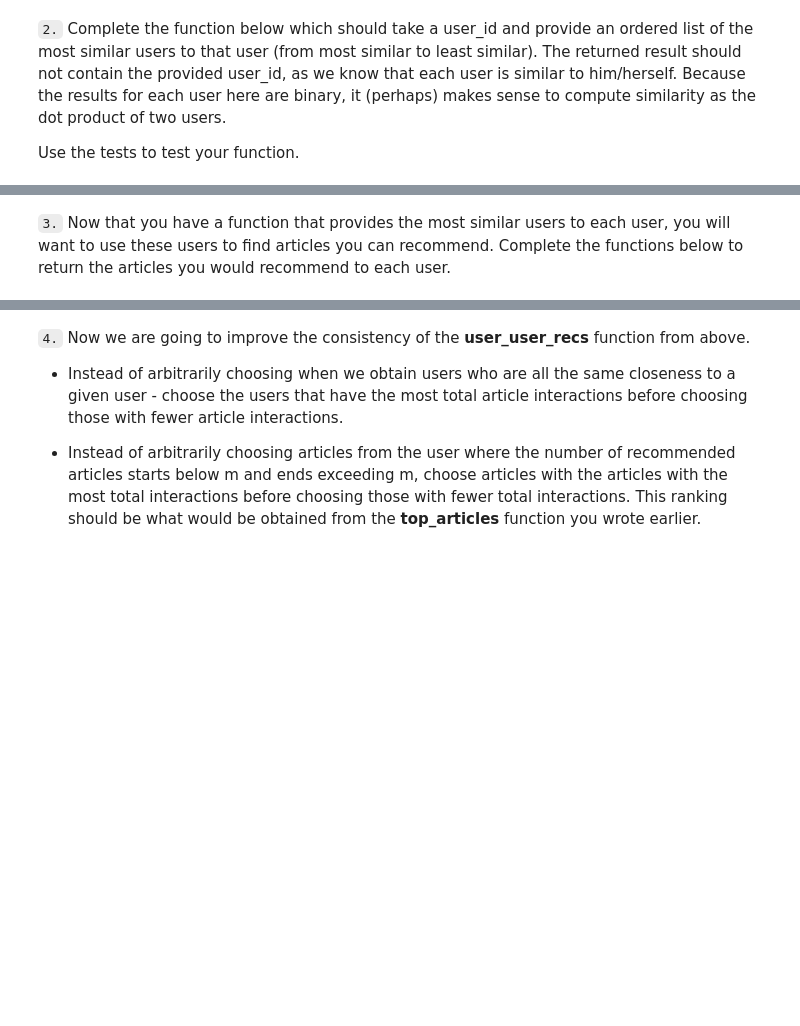
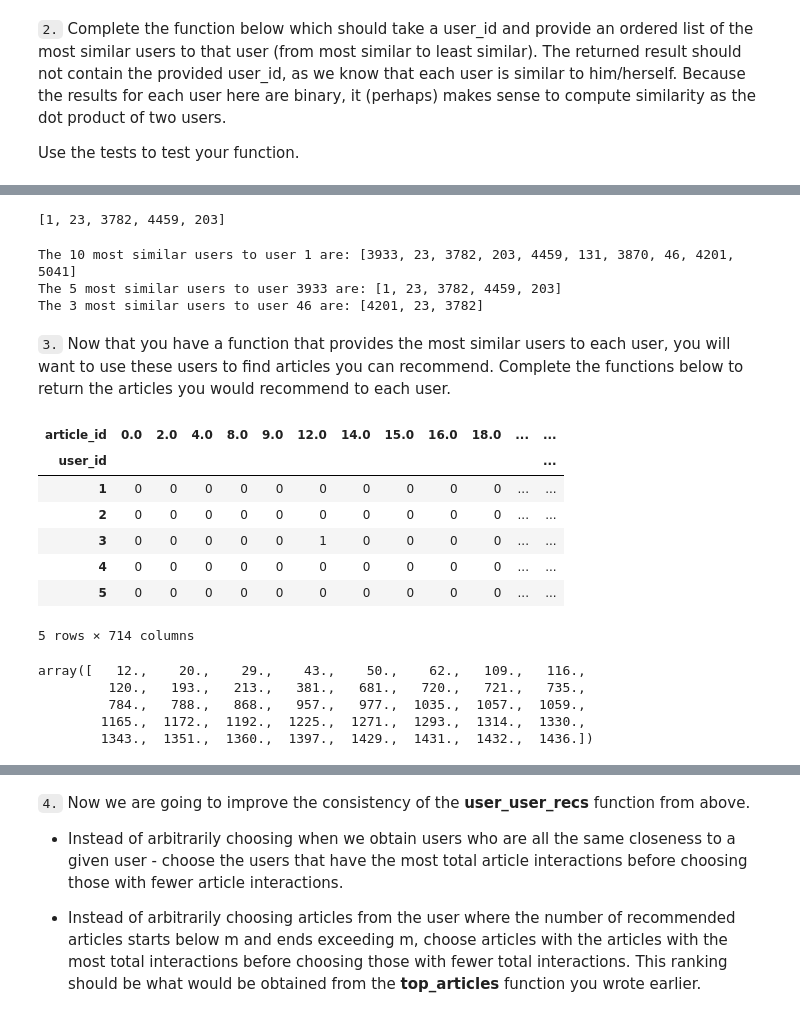
Before and after one commit to leedah/recommendation-engine-IBM, a Jupyter notebook: Recommendations_with_IBM.ipynb, the cells around one changed output, grey strips where cells are left out. Cells and saved outputs as stored; diff of their text form; code cells hidden in the pictures; blank space fills up the shorter version.

```diff
--- a/Recommendations_with_IBM.ipynb
+++ b/Recommendations_with_IBM.ipynb
@@ -362,3 +436,9 @@ Use the tests to test your function.
+# %%
+most_similar_users = list(similarity.index.values)
+most_similar_users.remove(user_id)
+most_similar_users[:5]
+# %% [output]
+[1, 23, 3782, 4459, 203]
 # %%
 def find_similar_users(user_id, user_item=user_item):
     '''
@@ -380,7 +470,38 @@ def find_similar_users(user_id, user_item=user_item):
 
     return most_similar_users # return a list of the users in order from most to least similar
+# %%
+# Do a spot check of your function
+print("The 10 most similar users to user 1 are: {}".format(find_similar_users(1)[:10]))
+print("The 5 most similar users to user 3933 are: {}".format(find_similar_users(3933)[:5]))
+print("The 3 most similar users to user 46 are: {}".format(find_similar_users(46)[:3]))
+# %% [output]
+The 10 most similar users to user 1 are: [3933, 23, 3782, 203, 4459, 131, 3870, 46, 4201, 5041]
+The 5 most similar users to user 3933 are: [1, 23, 3782, 4459, 203]
+The 3 most similar users to user 46 are: [4201, 23, 3782]
 # %% [markdown]
 `3.` Now that you have a function that provides the most similar users to each user, you will want to use these users to find articles you can recommend.  Complete the functions below to return the articles you would recommend to each user.
+# %%
+user_item.head()
+# %% [output]
+| article_id | 0.0 | 2.0 | 4.0 | 8.0 | 9.0 | 12.0 | 14.0 | 15.0 | 16.0 | 18.0 | ... | ... |
+| user_id |  |  |  |  |  |  |  |  |  |  |  | ... |
+| 1 | 0 | 0 | 0 | 0 | 0 | 0 | 0 | 0 | 0 | 0 | ... | ... |
+| 2 | 0 | 0 | 0 | 0 | 0 | 0 | 0 | 0 | 0 | 0 | ... | ... |
+| 3 | 0 | 0 | 0 | 0 | 0 | 1 | 0 | 0 | 0 | 0 | ... | ... |
+| 4 | 0 | 0 | 0 | 0 | 0 | 0 | 0 | 0 | 0 | 0 | ... | ... |
+| 5 | 0 | 0 | 0 | 0 | 0 | 0 | 0 | 0 | 0 | 0 | ... | ... |
+5 rows × 714 columns
+# %%
+#  article_ids = list(df[df["article_id"].isin(article_ids)]["title"].unique())
+user_id = 3
+user_idx = user_item.loc[user_id]
+user_idx[user_idx == 1].index.values
+# %% [output]
+array([   12.,    20.,    29.,    43.,    50.,    62.,   109.,   116.,
+         120.,   193.,   213.,   381.,   681.,   720.,   721.,   735.,
+         784.,   788.,   868.,   957.,   977.,  1035.,  1057.,  1059.,
+        1165.,  1172.,  1192.,  1225.,  1271.,  1293.,  1314.,  1330.,
+        1343.,  1351.,  1360.,  1397.,  1429.,  1431.,  1432.,  1436.])
 # %%
 def get_article_names(article_ids, df=df):
     '''
```
Also changed, not shown: parts of 37 cells of this notebook.
